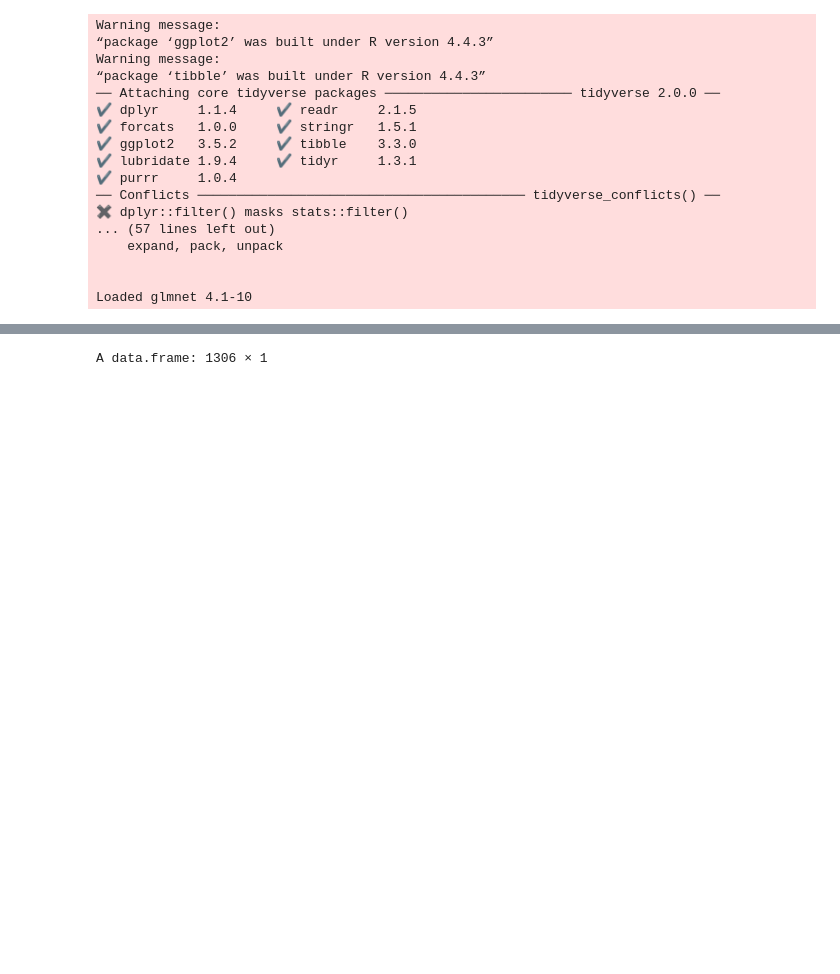
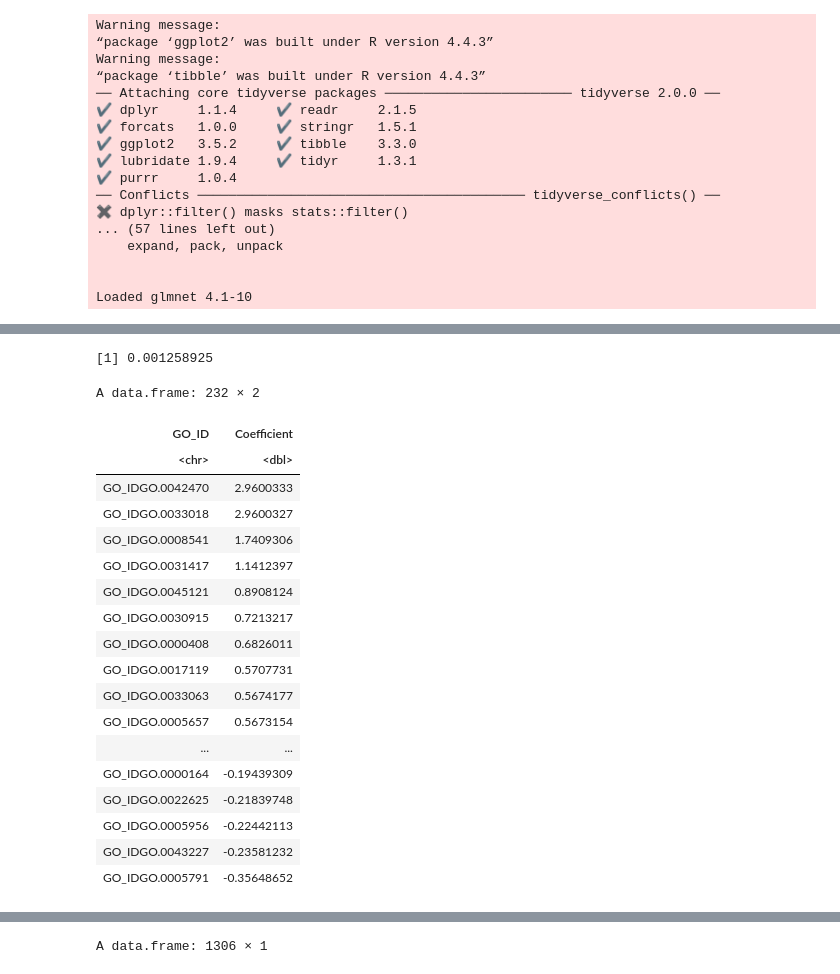
Before and after one commit to clararehmann/geans, a Jupyter notebook: go_terms.ipynb, the cells around one changed output, grey strips where cells are left out. Saved outputs shown, nothing was run; the diff lists cells and outputs as text; code cells hidden in the pictures; blank space fills up the shorter version.

```diff
--- a/go_terms.ipynb
+++ b/go_terms.ipynb
@@ -101,0 +104,28 @@ A tibble: 18097 × 52
+# %%
+resmodel <- lm(Polymorphism ~ GC_Content + Sexchrom + Length, data=cdfG)
+cdfG$residuals <- resmodel$residuals
+L <- lambda_cv(cdfG, alpha=1)
+print(L)
+coefs <- lasso_regress(cdfG, alpha=1, lambda=L)
+coefs %>% arrange(desc(Coefficient))
+# %% [output]
+[1] 0.001258925
+A data.frame: 232 × 2
+| GO_ID | Coefficient |
+| <chr> | <dbl> |
+| GO_IDGO.0042470 | 2.9600333 |
+| GO_IDGO.0033018 | 2.9600327 |
+| GO_IDGO.0008541 | 1.7409306 |
+| GO_IDGO.0031417 | 1.1412397 |
+| GO_IDGO.0045121 | 0.8908124 |
+| GO_IDGO.0030915 | 0.7213217 |
+| GO_IDGO.0000408 | 0.6826011 |
+| GO_IDGO.0017119 | 0.5707731 |
+| GO_IDGO.0033063 | 0.5674177 |
+| GO_IDGO.0005657 | 0.5673154 |
+| ... | ... |
+| GO_IDGO.0000164 | -0.19439309 |
+| GO_IDGO.0022625 | -0.21839748 |
+| GO_IDGO.0005956 | -0.22442113 |
+| GO_IDGO.0043227 | -0.23581232 |
+| GO_IDGO.0005791 | -0.35648652 |
```
Also changed, not shown: parts of 7 cells of this notebook, 2 other files.
